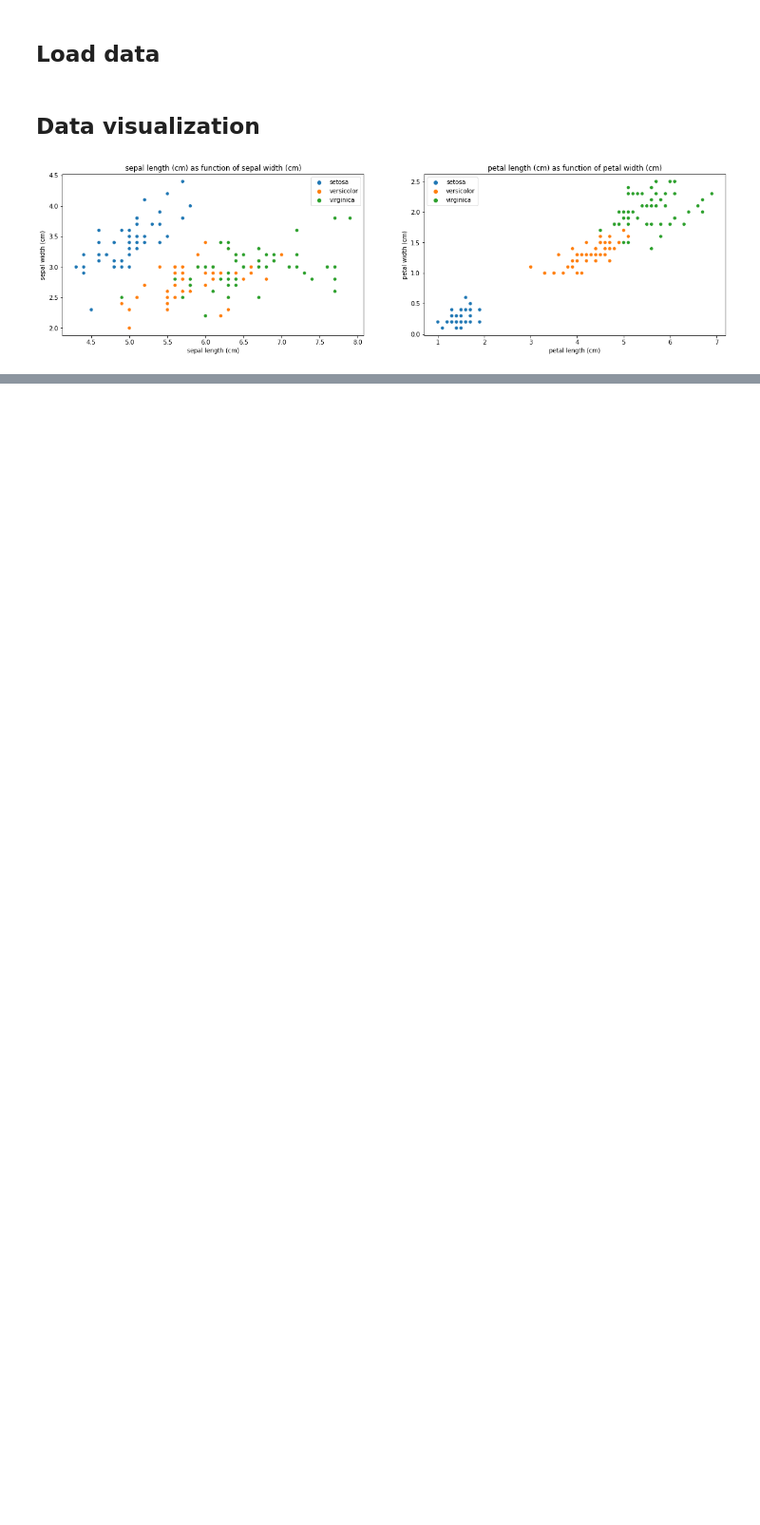
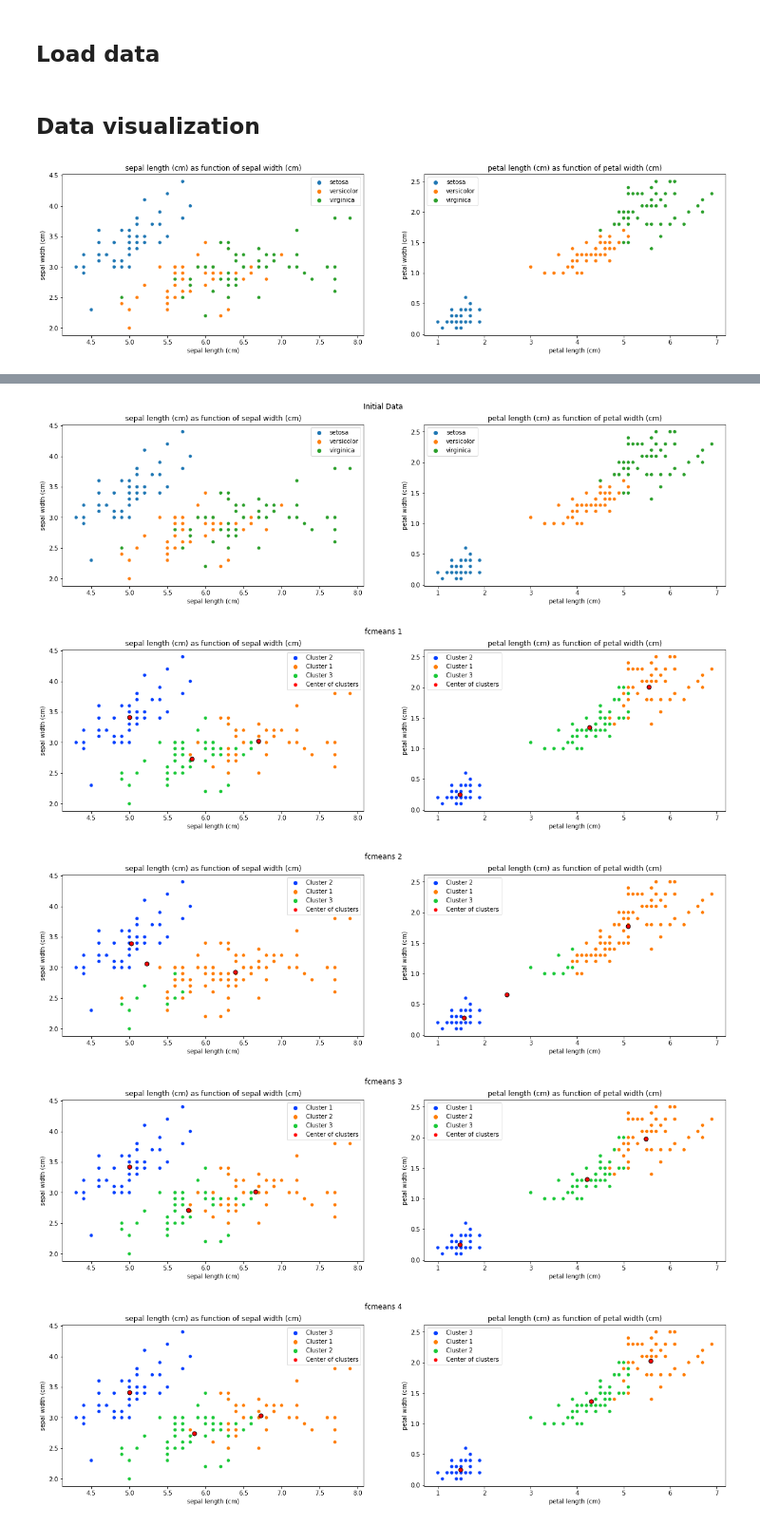
Before and after one commit to StundFR/ClusteringRecommendation, a Jupyter notebook: Fuzzy-C-means/fuzzycmeans.ipynb, the cells around one changed output, grey strips where cells are left out. Shown: that part at 95% size. Saved outputs shown, nothing was run; the diff lists cells and outputs as text; code cells hidden in the pictures; blank space fills up the shorter version.

```diff
--- a/Fuzzy-C-means/fuzzycmeans.ipynb
+++ b/Fuzzy-C-means/fuzzycmeans.ipynb
@@ -72,0 +207,44 @@ plt.show()
+# %%
+clusters = [f"Cluster {i+1}" for i in range(n_clusters)]
+
+fig = plt.figure(figsize=(20,5))
+
+j=1
+for i in range(0, n_features, 2):
+    plt.subplot(1, 2, j)
+    sbn.scatterplot(x=X[:,i], y=X[:,i+1], hue=y_labels)
+    plt.xlabel(features[i])
+    plt.ylabel(features[i+1])
+    plt.title(f"{features[i]} as function of {features[i+1]}")
+    fig.suptitle("Initial Data")
+    j += 1
+
+plt.show()
+
+k = 1
+for fcm in all_fcm:
+    fig = plt.figure(figsize=(20,5))
+    predictions_labels = [clusters[i] for i in fcm.predict(X)]
+
+    j = 1
+    for i in range(0, n_features, 2):
+        plt.subplot(1, 2, j)
+        sbn.scatterplot(x=X[:,i], y=X[:,i+1], hue=predictions_labels, palette=sbn.color_palette("bright")[:n_clusters])
+        plt.scatter(x=fcm.centers[:,i],y=fcm.centers[:,i+1], c = "black", s=50)
+        plt.scatter(x=fcm.centers[:,i],y=fcm.centers[:,i+1], label="Center of clusters", c = "red", s=25)
+        plt.legend()
+        plt.xlabel(features[i])
+        plt.ylabel(features[i+1])
+        plt.title(f"{features[i]} as function of {features[i+1]}")
+        fig.suptitle(f"fcmeans {k}")
+        j += 1
+
+    k += 1
+
+plt.show()
+# %% [output]
+[figure, added]
+[figure, added]
+[figure, added]
+[figure, added]
+[figure, added]
```
Also changed, not shown: parts of 17 cells of this notebook, 1 other file.
